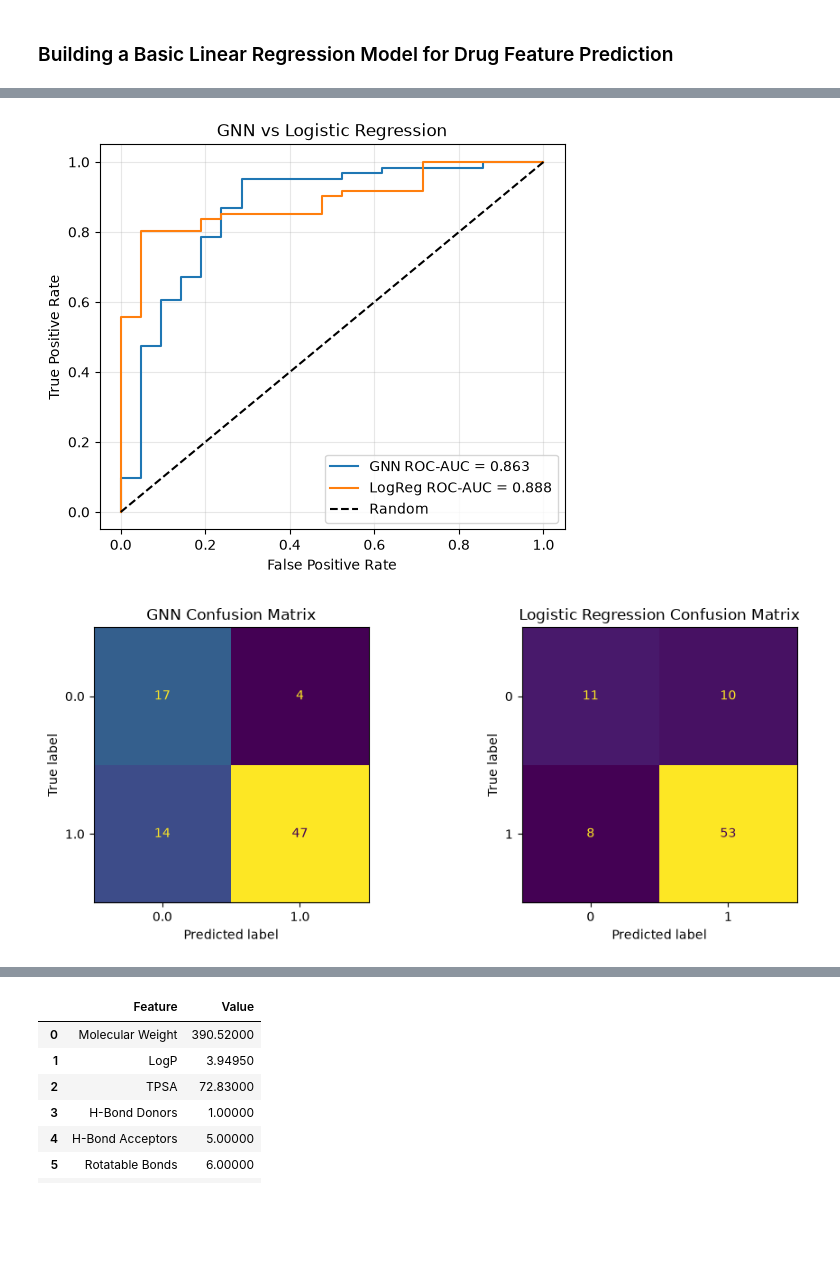
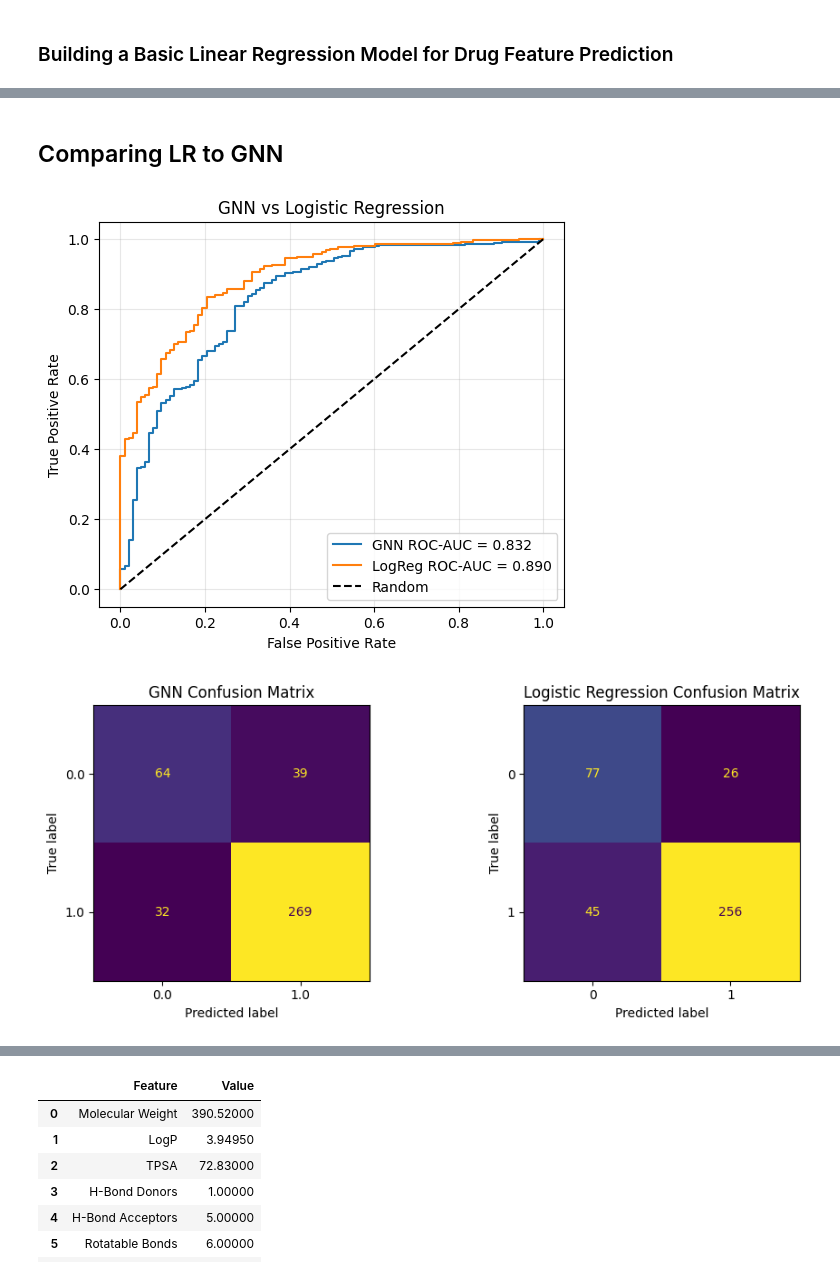
Before and after one commit to alanwk/BCIL_Drug_Prediction_Hackathon, a Jupyter notebook: TDC_BBB_prediction_demo.ipynb, the cells around one changed output, grey strips where cells are left out. Drawn from its saved outputs; the diff is of its cells as text; code cells hidden in the pictures; blank space fills up the shorter version.

```diff
--- a/TDC_BBB_prediction_demo.ipynb
+++ b/TDC_BBB_prediction_demo.ipynb
@@ -616,18 +782,0 @@ class MolecularGNN(nn.Module):
-# %%
-# Setup data, model, optimizer, and loss
-dataset = list(zip([smiles_to_graph(mol) for mol in df["Drug"]], list(torch.tensor(df["Y"].astype(int).values))))
-loader = DataLoader(dataset, batch_size=32, shuffle=True)
-model = MolecularGNN(num_node_features=2, hidden_dim=64, output_dim=1)
-optimizer = torch.optim.Adam(model.parameters(), lr=0.01)
-criterion = nn.MSELoss()
-
-model.train()
-for epoch in range(30):
-    for batch_input, batch_output in loader:
-        # batch_input, batch_output = batch
-        optimizer.zero_grad()
-        pred = model(batch_input.x, batch_input.edge_index, batch_input.batch)
-        # Assume batch_output holds your target molecular property tensor
-        loss = criterion(pred.squeeze(), batch_output)
-        loss.backward()
-        optimizer.step()
@@ -834,0 +909,7 @@ Test: 82
+# %%
+val_dataset, val_loader = get_dataset_loader(valid_valid_df)
+test_dataset, test_loader = get_dataset_loader(test_valid_df)
+
+print(f"Train: {len(train_dataset)}")
+print(f"Validation: {len(val_dataset)}")
+print(f"Test: {len(val_dataset)}")
@@ -845,8 +932,7 @@ class MolecularGNN(nn.Module):
 
         self.classifier = nn.Sequential(
             nn.Linear(hidden_dim, hidden_dim),
-            nn.Sigmoid(),
-            nn.Dropout(dropout),
+            nn.GELU(),
             nn.Linear(hidden_dim, 1)
         )
 
@@ -854,20 +940,24 @@ class MolecularGNN(nn.Module):
         # Message passing layer 1
         x = self.conv1(x, edge_index)
         x = F.tanh(x)
+        x = self.dropout(x)
 
         # Message passing layer 2
         x = self.conv2(x, edge_index)
         x = F.tanh(x)
+        x = self.dropout(x)
 
-        # Message passing layer 2
+        # Message passing layer 3
         x = self.conv3(x, edge_index)
         x = F.tanh(x)
+        x = self.dropout(x)
 
         # Pool atom embeddings into one molecule embedding
         graph_embedding = global_mean_pool(x, batch)
+        clf_input = self.dropout(graph_embedding)
 
         # Predict BBB class
-        logits = self.classifier(graph_embedding).squeeze(-1)
+        logits = self.classifier(clf_input).squeeze(-1)
 
         if return_embedding:
             return logits, graph_embedding
@@ -876,7 +978,7 @@ class MolecularGNN(nn.Module):
 # %%
 device = torch.device("cuda" if torch.cuda.is_available() else "cpu")
 
-num_node_features = data_list[0].x.shape[1]
+num_node_features = train_dataset[0].x.shape[1]
 
 model = MolecularGNN(
     num_node_features=num_node_features,
@@ -885,8 +987,8 @@ model = MolecularGNN(
 ).to(device)
 
 # Optional class imbalance handling
-train_labels = labels[train_idx]
-num_pos = train_labels.sum()
+train_labels = [train_dataset[i].y for i in range(len(train_dataset))]
+num_pos = sum(train_labels)
 num_neg = len(train_labels) - num_pos
 
 pos_weight = torch.tensor([num_neg / max(num_pos, 1)], dtype=torch.float).to(device)
@@ -1126,9 +1210,11 @@ roc_auc:  0.888
+# %% [markdown]
+## Comparing LR to GNN
 # %%
 gnn_fpr, gnn_tpr, _ = roc_curve(gnn_test_y, gnn_test_probs)
-lr_fpr, lr_tpr, _ = roc_curve(y_test, logreg_test_probs)
+lr_fpr, lr_tpr, _ = roc_curve(y_test, test_probs)
 
 gnn_auc = roc_auc_score(gnn_test_y, gnn_test_probs)
-lr_auc = roc_auc_score(y_test, logreg_test_probs)
+lr_auc = roc_auc_score(y_test, test_probs)
 
 plt.figure(figsize=(6, 5))
 
@@ -1143,27 +1229,27 @@ plt.legend()
 plt.grid(alpha=0.3)
 plt.show()
 # %% [output]
-[figure, old version]
+[figure, new version]
 # %%
 fig, axes = plt.subplots(1, 2, figsize=(10, 4))
 
 ConfusionMatrixDisplay.from_predictions(
     gnn_test_y,
     gnn_test_preds,
     ax=axes[0],
     colorbar=False
 )
 axes[0].set_title("GNN Confusion Matrix")
 
 ConfusionMatrixDisplay.from_predictions(
     y_test,
-    logreg_test_preds,
+    test_preds,
     ax=axes[1],
     colorbar=False
 )
 axes[1].set_title("Logistic Regression Confusion Matrix")
 
 plt.tight_layout()
 plt.show()
 # %% [output]
-[figure, old version]
+[figure, new version]
```
Also changed, not shown: parts of 159 cells of this notebook.
